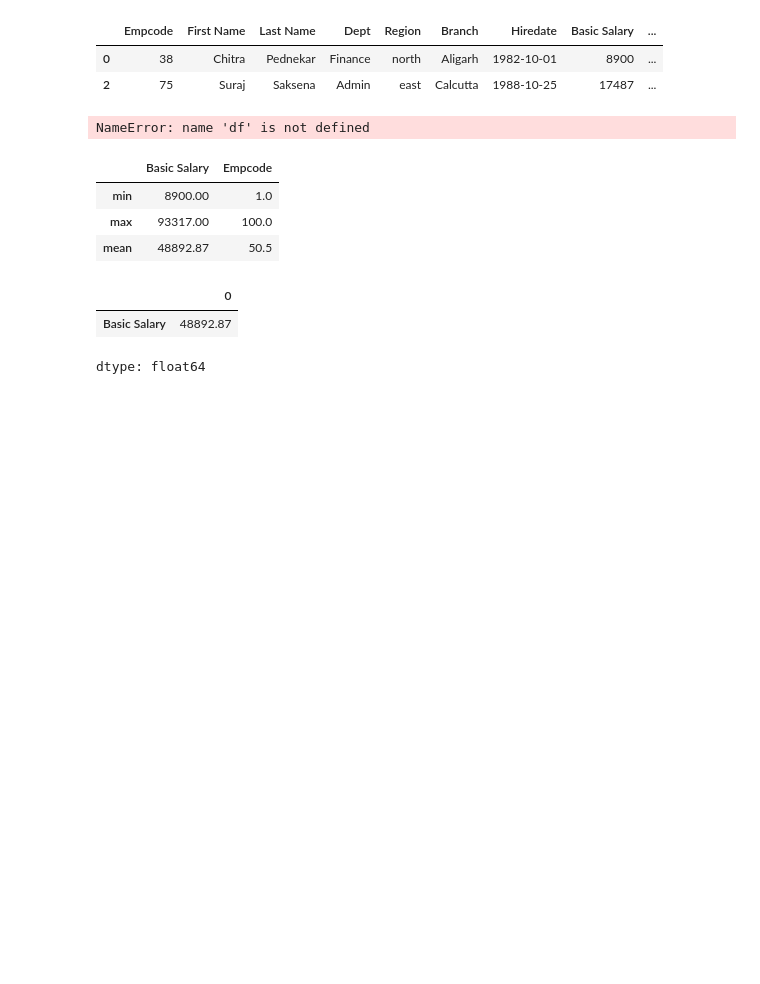
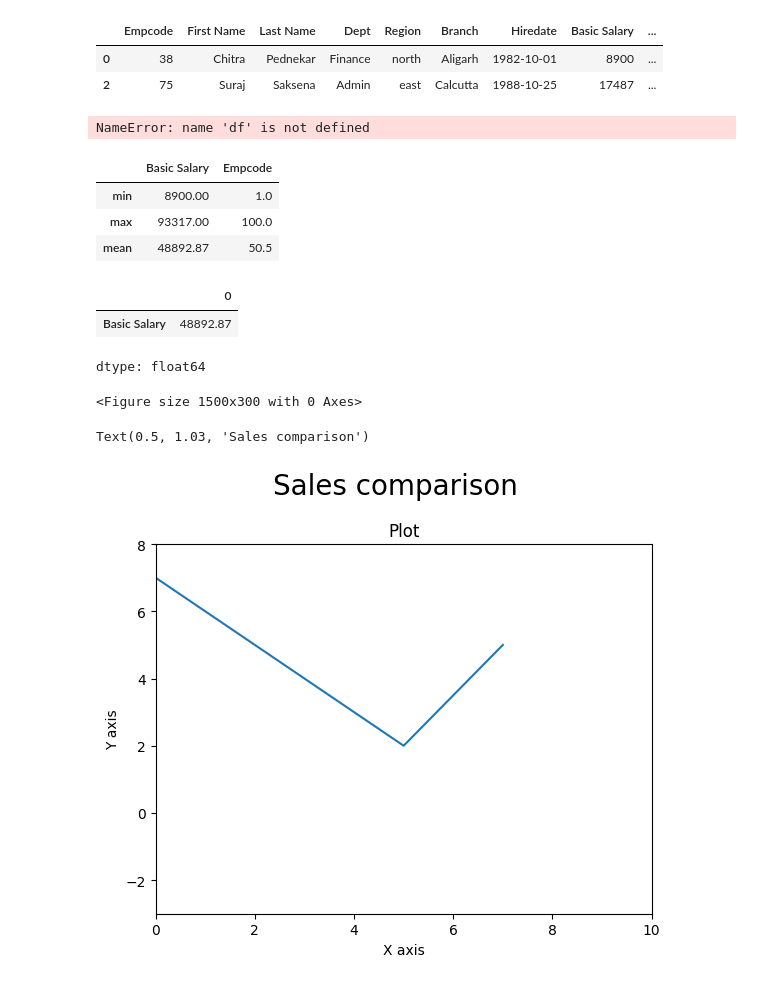
Before and after one commit to pp46902022-tech/DataScience_Rfiles, a Jupyter notebook: Welcome_To_Colab.ipynb, the cells around one changed output. Cells and saved outputs as stored; diff of their text form; code cells hidden in the pictures; blank space fills up the shorter version.

```diff
--- a/Welcome_To_Colab.ipynb
+++ b/Welcome_To_Colab.ipynb
@@ -814,0 +819,18 @@ dtype: float64
+# %%
+x=[-3,5,7]
+y=[10,2,5]
+# %%
+fig=plt.figure(figsize=(15,3))
+# %% [output]
+<Figure size 1500x300 with 0 Axes>
+# %%
+plt.plot(x,y)
+plt.xlim(0,10)
+plt.ylim(-3,8)
+plt.xlabel('X axis')
+plt.ylabel('Y axis')
+plt.title('Plot')
+plt.suptitle('Sales comparison',size=20,y=1.03)
+# %% [output]
+Text(0.5, 1.03, 'Sales comparison')
+[figure, added]
```
Also changed, not shown: parts of 5 cells of this notebook.
